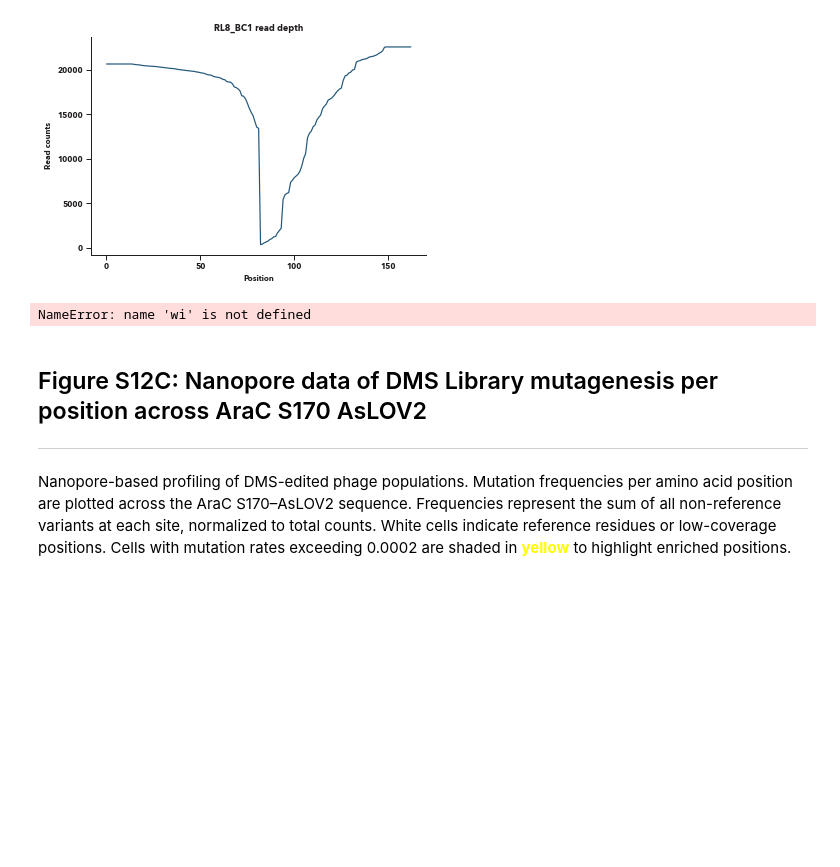
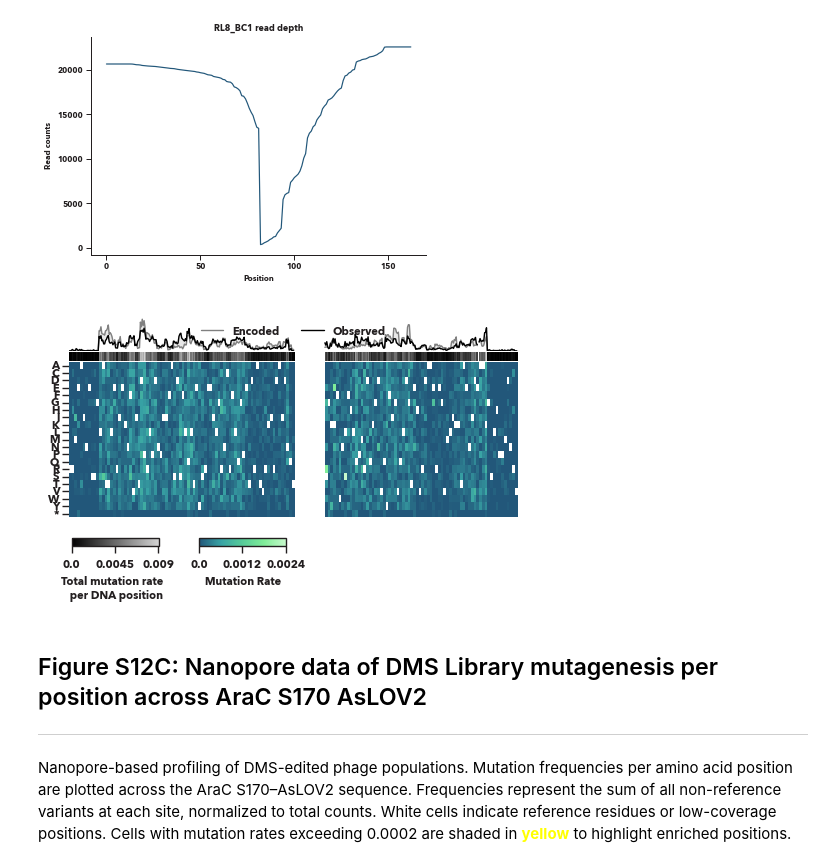
Before and after one commit to annavonbachmann/pogo_pance_draft, a Jupyter notebook: figure_notebooks/Figure_S12.ipynb, the cells around one changed output. Drawn from its saved outputs; the diff is of its cells as text; code cells hidden in the pictures; blank space fills up the shorter version.

```diff
--- a/figure_notebooks/Figure_S12.ipynb
+++ b/figure_notebooks/Figure_S12.ipynb
@@ -460,7 +457,7 @@ dark_gray = "#D3D3D3"   # Dark gray
 gray_cmap = mcolors.LinearSegmentedColormap.from_list("custom_gray", [light_gray, dark_gray])
 
 
-fig, axes = plt.subplots(3,1, figsize=(wi*0.8, hi/3), height_ratios=[0.3, 0.08, 1.3])
+fig, axes = plt.subplots(3,1, figsize=(wi1*0.8, hi/3), height_ratios=[0.3, 0.08, 1.3])
 ## put plots closer together
 plt.subplots_adjust(hspace=0.01)
 axes[0].spines['top'].set_visible(False)
@@ -494,34 +491,34 @@ colors = [
 custom_cmap = mcolors.LinearSegmentedColormap.from_list("custom_green_blue", colors, N=256)
 sns.heatmap(RL8_mutations, cmap= custom_cmap, cbar = False, ax = axes[2],yticklabels=True,xticklabels=False)
 axes[2].set_yticklabels(axes[2].get_yticklabels(), rotation=0, fontsize = 8)
 axes[2].set_xticklabels(axes[2].get_xticklabels(), rotation=1)
 axes[2].tick_params(axis='y', pad=2)
 cbar_ax = fig.add_axes([0.13, -0.0, 0.15, 0.03])
 
 
 cbar = fig.colorbar(axes[1].collections[0], cax=cbar_ax, orientation="horizontal")
 
 ticks_gray = [0.000, 0.0045, 0.009]
 cbar.set_ticks(ticks_gray)
 cbar.ax.set_xticklabels([0.000, 0.0045, 0.009])
 
 cbar.set_label("Total mutation rate  \n per DNA position")
 
 cbar_ax = fig.add_axes([0.35, -0.0, 0.15, 0.03])
 
 cbar = fig.colorbar(axes[2].collections[0], cax=cbar_ax, orientation = "horizontal")
 ticks_colored = [0.0, 0.0012, 0.0024]
 cbar.set_ticks(ticks_colored)
 cbar.ax.set_xticklabels([0.0, 0.0012, 0.0024])
 cbar.set_label("Mutation Rate")
 
 
 # plt.savefig("final_output/RL8/RL8_encoded_vs_observed.pdf", bbox_inches='tight')
 # plt.savefig("final_output/RL8/RL8_encoded_vs_observed.png", bbox_inches='tight')
 
 plt.show()
 # %% [output]
-NameError: name 'wi' is not defined
+[figure, added]
 # %% [markdown]
 ## Figure S12C:  Nanopore data of DMS Library mutagenesis per position across AraC S170 AsLOV2
 ----------------------------
```
Also changed, not shown: parts of 2 cells of this notebook, 22 other files.
